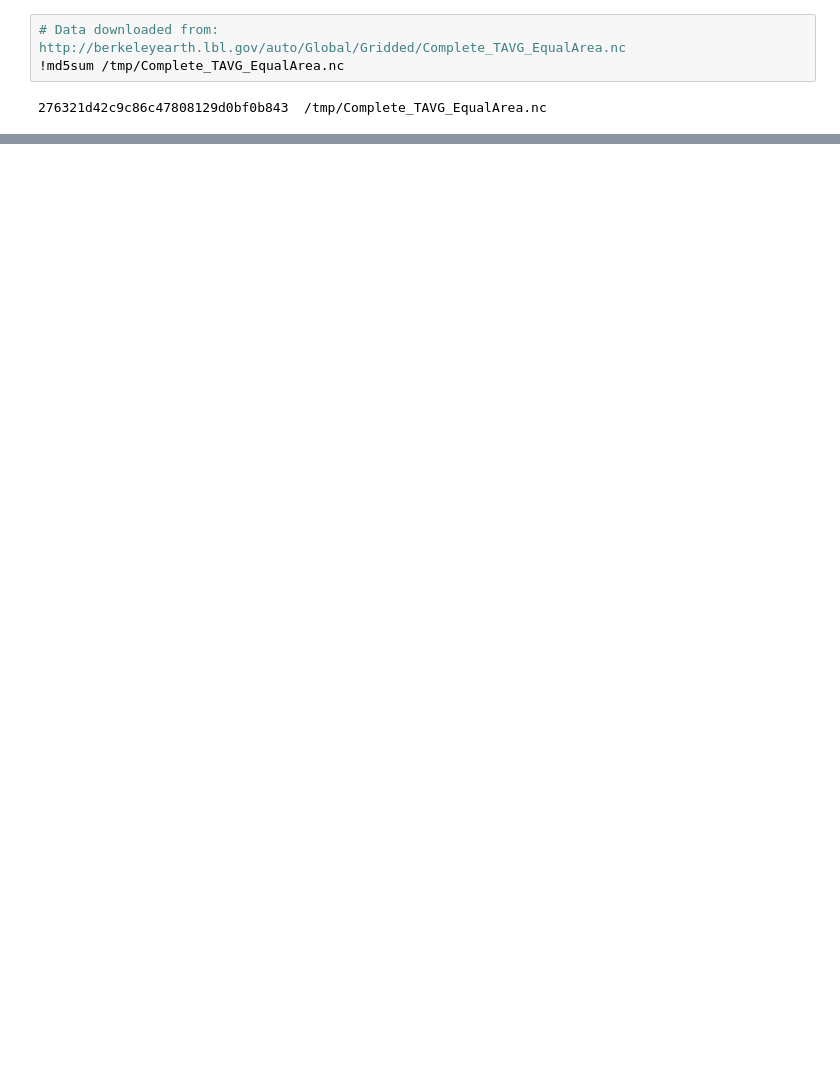
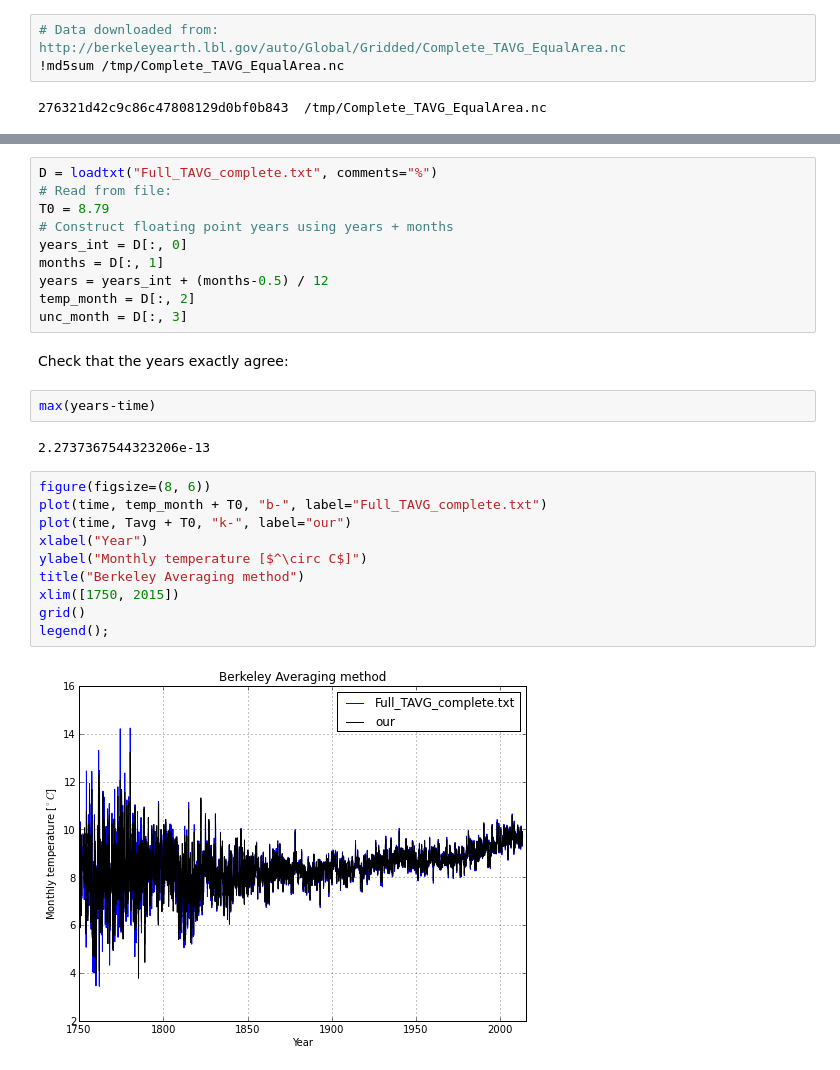
Before and after one commit to certik/climate, a Jupyter notebook: Temperature Data.ipynb, the cells around one changed output, grey strips where cells are left out. Saved outputs shown, nothing was run; the diff lists cells and outputs as text; blank space fills up the shorter version.

```diff
--- a/Temperature Data.ipynb
+++ b/Temperature Data.ipynb
@@ -18,0 +95,28 @@ array([ -83.57142639,  -70.7142868 ,  -57.8571434 , ..., -120.        ,
+# %%
+D = loadtxt("Full_TAVG_complete.txt", comments="%")
+# Read from file:
+T0 = 8.79
+# Construct floating point years using years + months
+years_int = D[:, 0]
+months = D[:, 1]
+years = years_int + (months-0.5) / 12
+temp_month = D[:, 2]
+unc_month = D[:, 3]
+# %% [markdown]
+Check that the years exactly agree:
+# %%
+max(years-time)
+# %% [output]
+2.2737367544323206e-13
+# %%
+figure(figsize=(8, 6))
+plot(time, temp_month + T0, "b-", label="Full_TAVG_complete.txt")
+plot(time, Tavg + T0, "k-", label="our")
+xlabel("Year")
+ylabel("Monthly temperature [$^\circ C$]")
+title("Berkeley Averaging method")
+xlim([1750, 2015])
+grid()
+legend();
+# %% [output]
+[figure, added]
```
Also changed, not shown: parts of 13 cells of this notebook.
